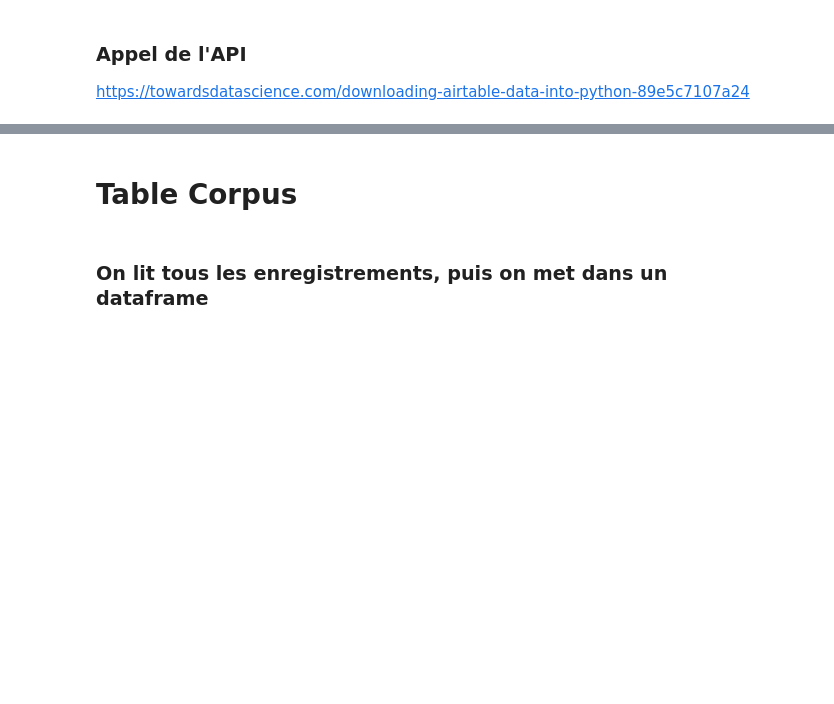
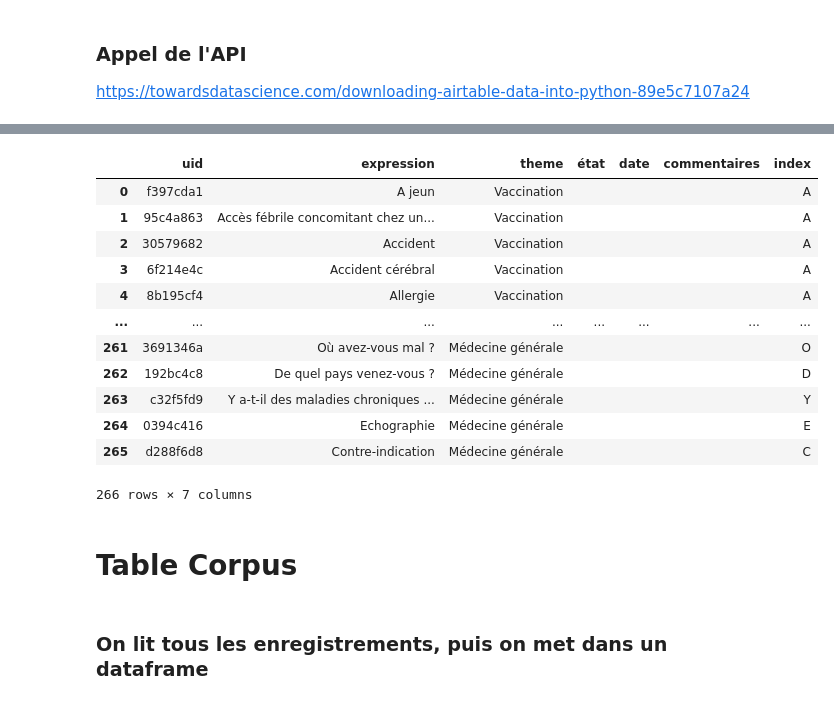
Before and after one commit to gretiere545/corpus, a Jupyter notebook: CorpusPipeAirtable_v1_0.ipynb, the cells around one changed output, grey strips where cells are left out. Saved outputs shown, nothing was run; the diff lists cells and outputs as text; code cells hidden in the pictures; blank space fills up the shorter version.

```diff
--- a/CorpusPipeAirtable_v1_0.ipynb
+++ b/CorpusPipeAirtable_v1_0.ipynb
@@ -115,3 +162,19 @@ base_id = "appawT3gg7cJhPYv0" # Base Nouvelle HV
+# %%
+df_cc_fr
+# %% [output]
+|  | uid | expression | theme | état | date | commentaires | index |
+| 0 | f397cda1 | A jeun | Vaccination |  |  |  | A |
+| 1 | 95c4a863 | Accès fébrile concomitant chez un... | Vaccination |  |  |  | A |
+| 2 | 30579682 | Accident | Vaccination |  |  |  | A |
+| 3 | 6f214e4c | Accident cérébral | Vaccination |  |  |  | A |
+| 4 | 8b195cf4 | Allergie | Vaccination |  |  |  | A |
+| ... | ... | ... | ... | ... | ... | ... | ... |
+| 261 | 3691346a | Où avez-vous mal ? | Médecine générale |  |  |  | O |
+| 262 | 192bc4c8 | De quel pays venez-vous ? | Médecine générale |  |  |  | D |
+| 263 | c32f5fd9 | Y a-t-il des maladies chroniques ... | Médecine générale |  |  |  | Y |
+| 264 | 0394c416 | Echographie | Médecine générale |  |  |  | E |
+| 265 | d288f6d8 | Contre-indication | Médecine générale |  |  |  | C |
+266 rows × 7 columns
 # %%
 def airtable_table_get(uri, params, headers):
   airtable_records = []
```
Also changed, not shown: parts of 26 cells of this notebook.
